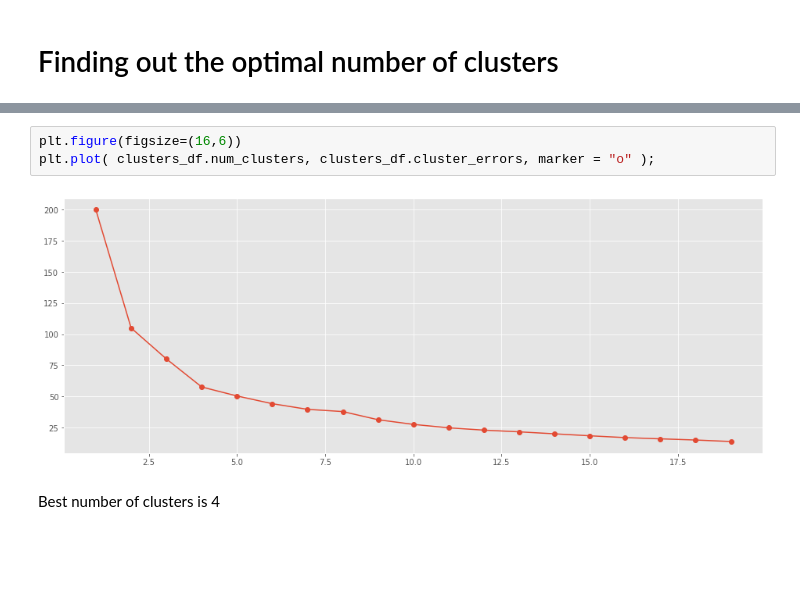
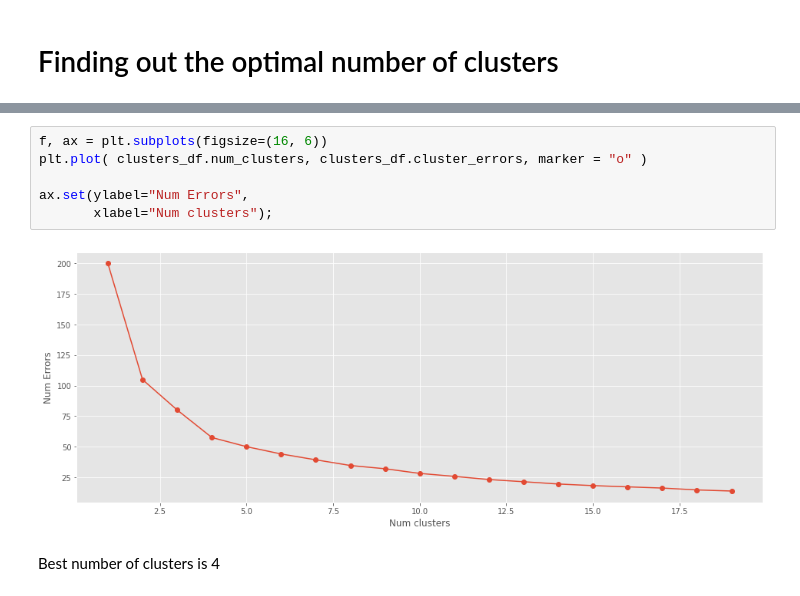
Before and after one commit to kelhoussaini/USA_Arrests, a Jupyter notebook: notebooks/Kmeans.ipynb, the cells around one changed output, grey strips where cells are left out. Drawn from its saved outputs; the diff is of its cells as text; blank space fills up the shorter version.

```diff
--- a/notebooks/Kmeans.ipynb
+++ b/notebooks/Kmeans.ipynb
@@ -190,8 +194,11 @@ clusters_df[0:10]
 # %%
-plt.figure(figsize=(16,6))
-plt.plot( clusters_df.num_clusters, clusters_df.cluster_errors, marker = "o" );
+f, ax = plt.subplots(figsize=(16, 6))
+plt.plot( clusters_df.num_clusters, clusters_df.cluster_errors, marker = "o" )
+
+ax.set(ylabel="Num Errors",
+       xlabel="Num clusters");
 # %% [output]
-[figure, old version]
+[figure, new version]
 # %% [markdown]
 Best number of clusters is 4
 # %%
```
Also changed, not shown: parts of 33 cells of this notebook.
